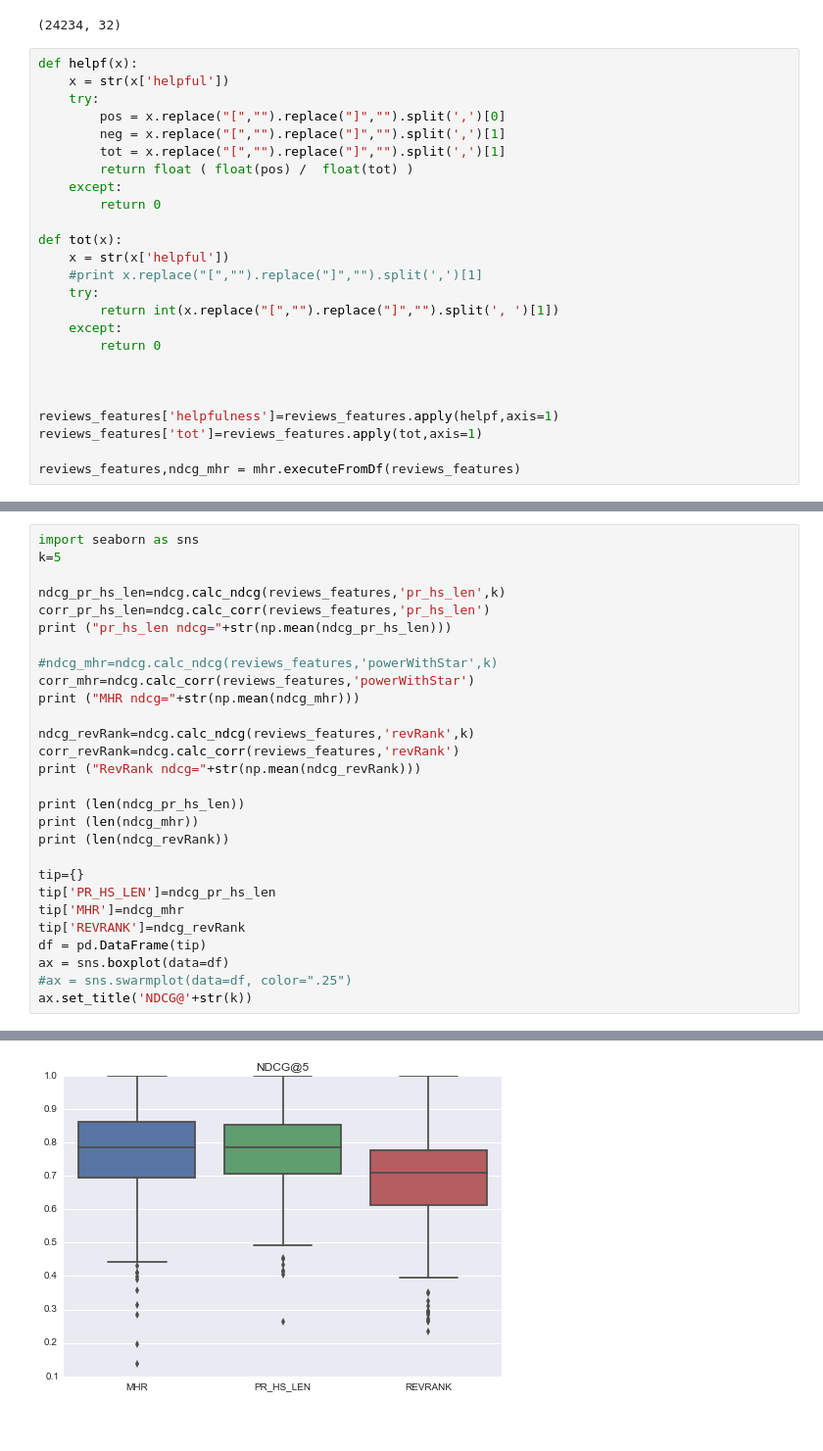
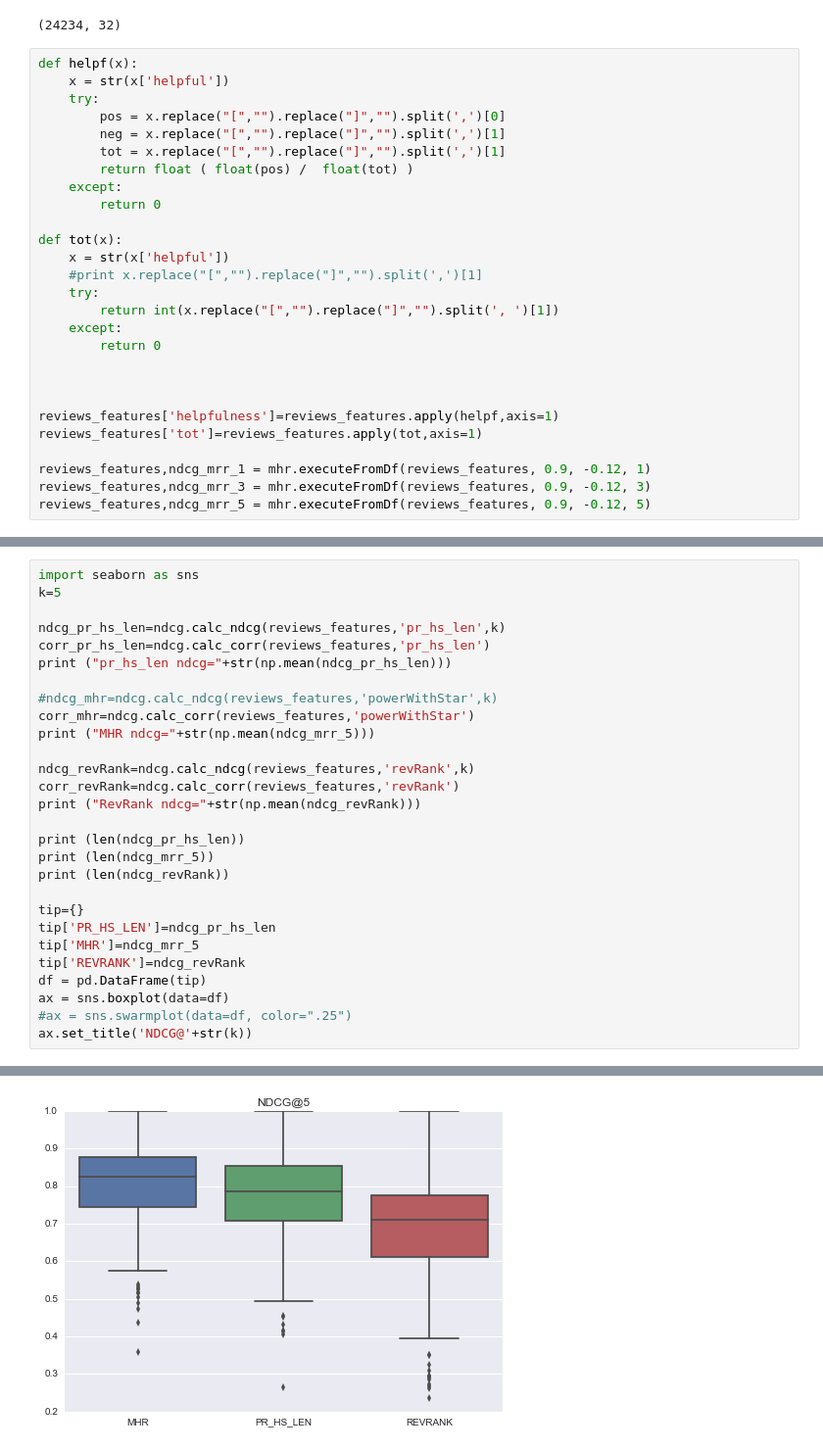
Before and after one commit to vwoloszyn/MRR, a Jupyter notebook: PR_HS_LEN_combined_book.ipynb, the cells around one changed output, grey strips where cells are left out. Shown at 98% size. Saved outputs shown, nothing was run; the diff lists cells and outputs as text.

```diff
--- a/PR_HS_LEN_combined_book.ipynb
+++ b/PR_HS_LEN_combined_book.ipynb
@@ -95,5 +95,7 @@ def tot(x):
 reviews_features['helpfulness']=reviews_features.apply(helpf,axis=1)
 reviews_features['tot']=reviews_features.apply(tot,axis=1)
 
-reviews_features,ndcg_mhr = mhr.executeFromDf(reviews_features)
+reviews_features,ndcg_mrr_1 = mhr.executeFromDf(reviews_features, 0.9, -0.12, 1)
+reviews_features,ndcg_mrr_3 = mhr.executeFromDf(reviews_features, 0.9, -0.12, 3)
+reviews_features,ndcg_mrr_5 = mhr.executeFromDf(reviews_features, 0.9, -0.12, 5)
 # %% [output]
@@ -128,19 +130,19 @@ print ("pr_hs_len ndcg="+str(np.mean(ndcg_pr_hs_len)))
 
 #ndcg_mhr=ndcg.calc_ndcg(reviews_features,'powerWithStar',k)
 corr_mhr=ndcg.calc_corr(reviews_features,'powerWithStar')
-print ("MHR ndcg="+str(np.mean(ndcg_mhr)))
+print ("MHR ndcg="+str(np.mean(ndcg_mrr_5)))
 
 ndcg_revRank=ndcg.calc_ndcg(reviews_features,'revRank',k)
 corr_revRank=ndcg.calc_corr(reviews_features,'revRank')
 print ("RevRank ndcg="+str(np.mean(ndcg_revRank)))
 
 print (len(ndcg_pr_hs_len))
-print (len(ndcg_mhr))
+print (len(ndcg_mrr_5))
 print (len(ndcg_revRank))
 
 tip={}
 tip['PR_HS_LEN']=ndcg_pr_hs_len
-tip['MHR']=ndcg_mhr
+tip['MHR']=ndcg_mrr_5
 tip['REVRANK']=ndcg_revRank
 df = pd.DataFrame(tip)
 ax = sns.boxplot(data=df)
@@ -152,7 +154,7 @@ MHR ndcg=0.764850370217
 RevRank ndcg=0.687225066461
 461
 461
 461
 <matplotlib.text.Text at 0x...>
-[figure, old version]
+[figure, new version]
 # %%
```
Also changed, not shown: parts of 7 cells of this notebook.
